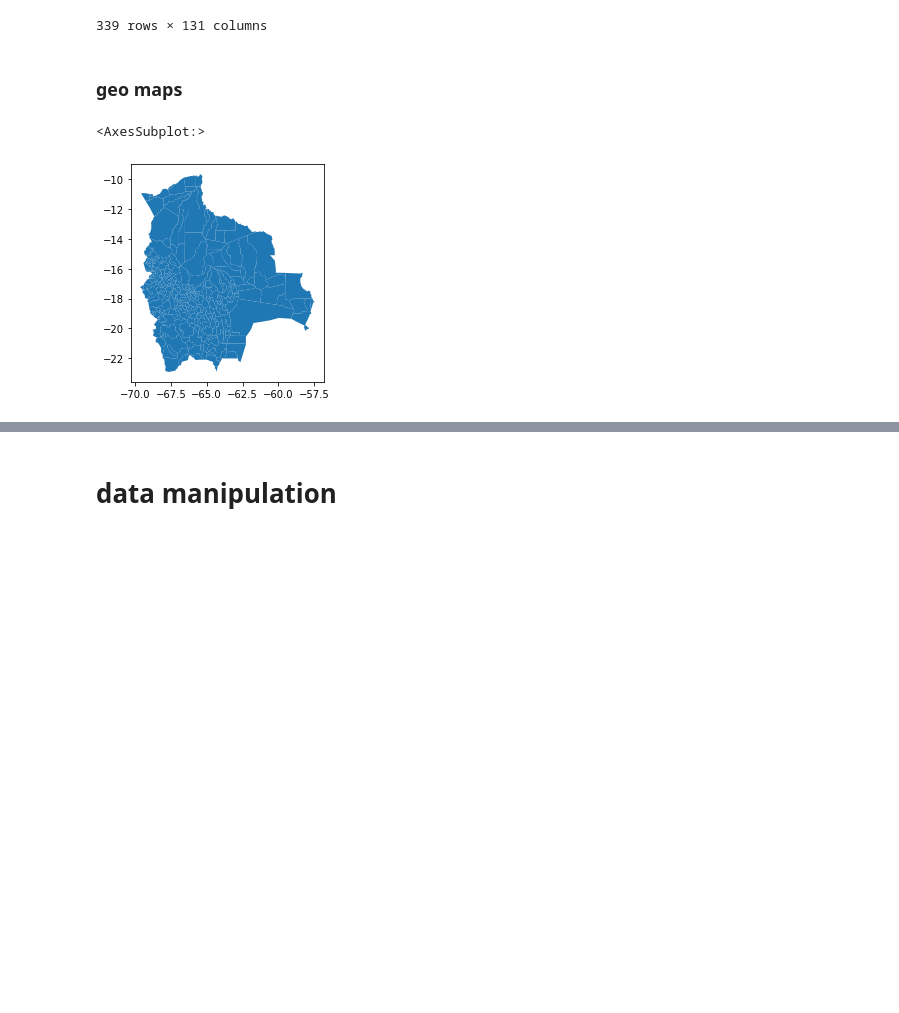
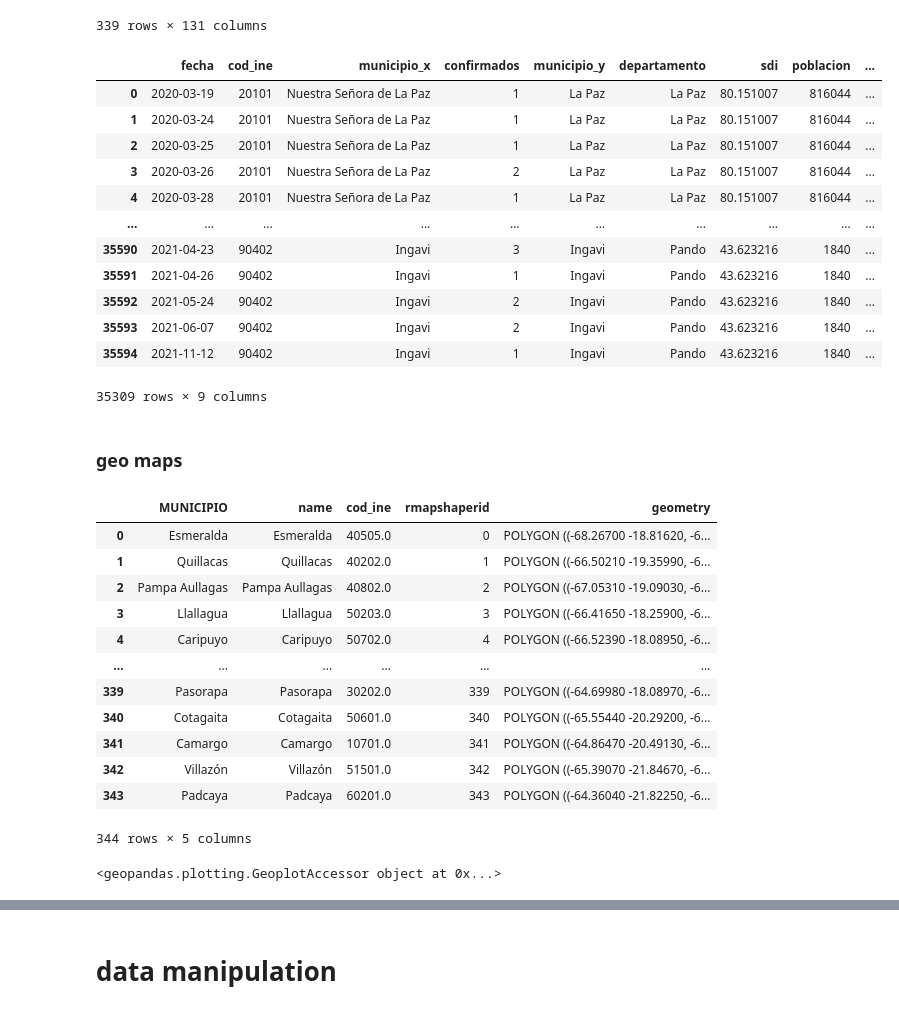
Before and after one commit to dquintani/vacunacion-municipios-bo, a Jupyter notebook: vacunacion_municipal.ipynb, the cells around one changed output, grey strips where cells are left out. Saved outputs shown, nothing was run; the diff lists cells and outputs as text; code cells hidden in the pictures; blank space fills up the shorter version.

```diff
--- a/vacunacion_municipal.ipynb
+++ b/vacunacion_municipal.ipynb
@@ -42,6 +61,23 @@ sdsn
 | 337 | 90502 | Villa Nueva-Loma Alta | Pando | 43.0 | 305 | 3209 | ... |
 | 338 | 90503 | Santos Mercado | Pando | 40.9 | 318 | 2506 | ... |
 339 rows × 131 columns
+# %%
+casos = pd.read_csv("https://github.com/dquintani/covid/blob/main/casos_municipios_completo.csv?raw=true", index_col=0)
+casos
+# %% [output]
+|  | fecha | cod_ine | municipio_x | confirmados | municipio_y | departamento | sdi | poblacion | ... |
+| 0 | 2020-03-19 | 20101 | Nuestra Señora de La Paz | 1 | La Paz | La Paz | 80.151007 | 816044 | ... |
+| 1 | 2020-03-24 | 20101 | Nuestra Señora de La Paz | 1 | La Paz | La Paz | 80.151007 | 816044 | ... |
+| 2 | 2020-03-25 | 20101 | Nuestra Señora de La Paz | 1 | La Paz | La Paz | 80.151007 | 816044 | ... |
+| 3 | 2020-03-26 | 20101 | Nuestra Señora de La Paz | 2 | La Paz | La Paz | 80.151007 | 816044 | ... |
+| 4 | 2020-03-28 | 20101 | Nuestra Señora de La Paz | 1 | La Paz | La Paz | 80.151007 | 816044 | ... |
+| ... | ... | ... | ... | ... | ... | ... | ... | ... | ... |
+| 35590 | 2021-04-23 | 90402 | Ingavi | 3 | Ingavi | Pando | 43.623216 | 1840 | ... |
+| 35591 | 2021-04-26 | 90402 | Ingavi | 1 | Ingavi | Pando | 43.623216 | 1840 | ... |
+| 35592 | 2021-05-24 | 90402 | Ingavi | 2 | Ingavi | Pando | 43.623216 | 1840 | ... |
+| 35593 | 2021-06-07 | 90402 | Ingavi | 2 | Ingavi | Pando | 43.623216 | 1840 | ... |
+| 35594 | 2021-11-12 | 90402 | Ingavi | 1 | Ingavi | Pando | 43.623216 | 1840 | ... |
+35309 rows × 9 columns
 # %% [markdown]
 ### geo maps
 # %%
@@ -50,7 +86,20 @@ df_map['CODIGO'] = df_map['CODIGO'].str[1:]
 df_map = df_map.rename(columns={"CODIGO": "cod_ine"})
 df_map["cod_ine"] = df_map["cod_ine"].astype(float)
 
-df_map.plot()
+display(df_map)
+df_map.plot
 # %% [output]
+|  | MUNICIPIO | name | cod_ine | rmapshaperid | geometry |
+| 0 | Esmeralda | Esmeralda | 40505.0 | 0 | POLYGON ((-68.26700 -18.81620, -6... |
+| 1 | Quillacas | Quillacas | 40202.0 | 1 | POLYGON ((-66.50210 -19.35990, -6... |
+| 2 | Pampa Aullagas | Pampa Aullagas | 40802.0 | 2 | POLYGON ((-67.05310 -19.09030, -6... |
+| 3 | Llallagua | Llallagua | 50203.0 | 3 | POLYGON ((-66.41650 -18.25900, -6... |
+| 4 | Caripuyo | Caripuyo | 50702.0 | 4 | POLYGON ((-66.52390 -18.08950, -6... |
+| ... | ... | ... | ... | ... | ... |
+| 339 | Pasorapa | Pasorapa | 30202.0 | 339 | POLYGON ((-64.69980 -18.08970, -6... |
+| 340 | Cotagaita | Cotagaita | 50601.0 | 340 | POLYGON ((-65.55440 -20.29200, -6... |
+| 341 | Camargo | Camargo | 10701.0 | 341 | POLYGON ((-64.86470 -20.49130, -6... |
+| 342 | Villazón | Villazón | 51501.0 | 342 | POLYGON ((-65.39070 -21.84670, -6... |
+| 343 | Padcaya | Padcaya | 60201.0 | 343 | POLYGON ((-64.36040 -21.82250, -6... |
-<AxesSubplot:>
+344 rows × 5 columns
-[figure, removed]
+<geopandas.plotting.GeoplotAccessor object at 0x...>
```
Also changed, not shown: parts of 19 cells of this notebook, 4 other files.
